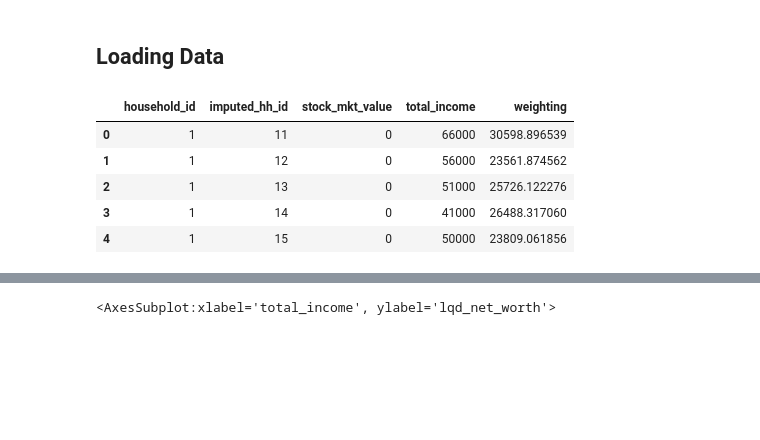
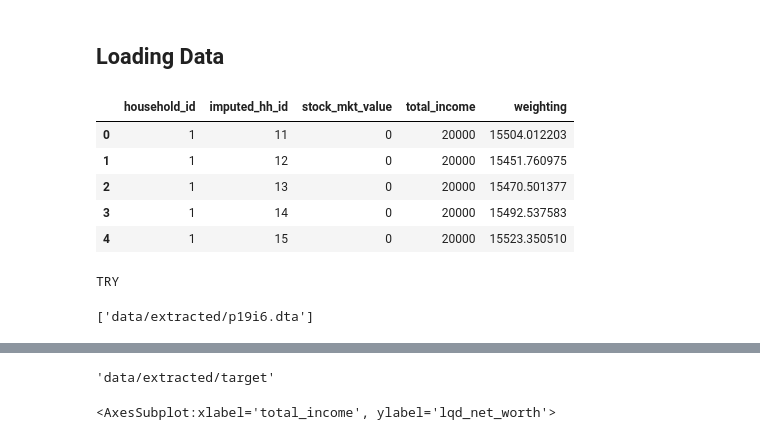
Before and after one commit to danvalen1/SCF-Analysis, a Jupyter notebook: dataloading.ipynb, the cells around one changed output, grey strips where cells are left out. Saved outputs shown, nothing was run; the diff lists cells and outputs as text; code cells hidden in the pictures; blank space fills up the shorter version.

```diff
--- a/dataloading.ipynb
+++ b/dataloading.ipynb
@@ -6,15 +8,29 @@ import dataloading as dl
 
 targetdir = "data/extracted/"
 # %%
-df = dl.SCF_load_data(targetdir, 2019, ['yy1', 'y1', 'x3915', 'x5729', 'x42001'])
+series = ['yy1', 'y1', 'x3915', 'x5729', 'x42001']
+
+df = dl.SCF_load_data(targetdir, 2013, series)
 df.head()
 # %% [output]
 |  | household_id | imputed_hh_id | stock_mkt_value | total_income | weighting |
-| 0 | 1 | 11 | 0 | 66000 | 30598.896539 |
-| 1 | 1 | 12 | 0 | 56000 | 23561.874562 |
-| 2 | 1 | 13 | 0 | 51000 | 25726.122276 |
-| 3 | 1 | 14 | 0 | 41000 | 26488.317060 |
-| 4 | 1 | 15 | 0 | 50000 | 23809.061856 |
+| 0 | 1 | 11 | 0 | 20000 | 15504.012203 |
+| 1 | 1 | 12 | 0 | 20000 | 15451.760975 |
+| 2 | 1 | 13 | 0 | 20000 | 15470.501377 |
+| 3 | 1 | 14 | 0 | 20000 | 15492.537583 |
+| 4 | 1 | 15 | 0 | 20000 | 15523.350510 |
+# %%
+url = 'https://www.federalreserve.gov/econres/files/scf2019s.zip'
+
+year = 2019
+targetzip = targetdir + f'SCF{str(year)}_data_public.zip'
+
+
+output = dl.URL_DL_ZIP(targetzip, targetdir, url)
+output
+# %% [output]
+TRY
+['data/extracted/p19i6.dta']
 # %%
 # Add Implicate Number
 df['implicate'] = [x - y*10 for x, y in zip(df['imputed_hh_id'], df['household_id'])]
@@ -29,6 +45,11 @@ df.head()
 | 2 | 1 | 13 | 1 | 51000 | 25726.122276 | 3 | 5145.224455 |
 | 3 | 1 | 14 | 1 | 41000 | 26488.317060 | 4 | 5297.663412 |
 | 4 | 1 | 15 | 1 | 50000 | 23809.061856 | 5 | 4761.812371 |
+# %%
+targetzip = 'data/extracted/target.zip'
+targetzip.rsplit('.', 1)[0]
+# %% [output]
+'data/extracted/target'
 # %%
 import seaborn as sns
 import matplotlib.pyplot as plt
```
Also changed, not shown: parts of 5 cells of this notebook, 11 other files.
